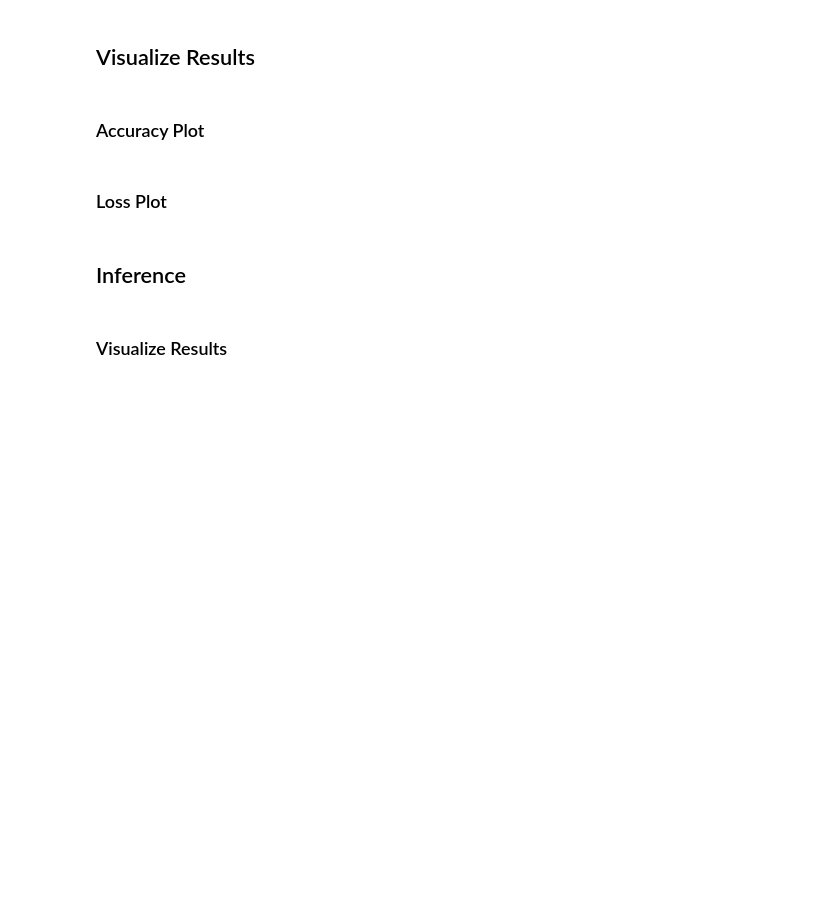
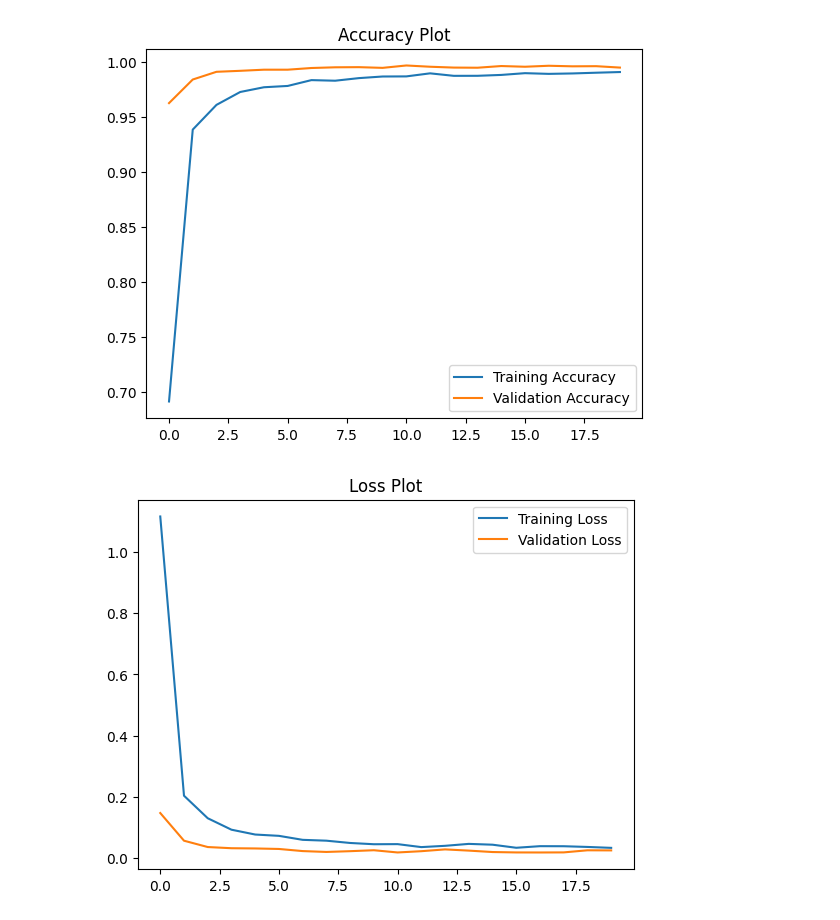
Before and after one commit to akash-pandey7/traffic-sign-detection, a Jupyter notebook: traffic_sign_detection.ipynb, the cells around one changed output. Drawn from its saved outputs; the diff is of its cells as text; code cells hidden in the pictures; blank space fills up the shorter version.

```diff
--- a/traffic_sign_detection.ipynb
+++ b/traffic_sign_detection.ipynb
@@ -289,17 +108,20 @@ We will now build a CNN model for training using Keras.
 # %%
 def get_compiled_model():
     model = Sequential()
-    model.add(Conv2D(filters=32, kernel_size=(5,5), activation='relu', input_shape=X_train.shape[1:]))
+    model.add(Conv2D(filters=32, kernel_size=(5,5), activation='relu', input_shape=(32, 32, 3)))
     model.add(Conv2D(filters=32, kernel_size=(5,5), activation='relu'))
     model.add(MaxPool2D(pool_size=(2, 2)))
     model.add(Dropout(rate=0.2))
+
     model.add(Conv2D(filters=64, kernel_size=(3, 3), activation='relu'))
     model.add(Conv2D(filters=64, kernel_size=(3, 3), activation='relu'))
     model.add(MaxPool2D(pool_size=(2, 2)))
     model.add(Dropout(rate=0.2))
+
     model.add(Flatten())
     model.add(Dense(256, activation='relu'))
     model.add(Dropout(rate=0.5))
     model.add(Dense(43, activation='softmax'))
+
     model.compile(loss='categorical_crossentropy', optimizer='adam', metrics=['accuracy'])
     return model
@@ -317,15 +174,20 @@ history = model.fit(X_train, y_train, batch_size=32, epochs=20, validation_data=
-# %% [markdown]
-## Visualize Results
-# %% [markdown]
-### Accuracy Plot
 # %%
+# Accuracy Plot
 plt.figure()
-plt.plot(history.history['acc'], label = "Training Accuracy")
-plt.plot(history.history['val_acc'], label = "Validation Accuracy")
+acc_key = 'accuracy' if 'accuracy' in history.history else 'acc'
+plt.plot(history.history[acc_key], label = "Training Accuracy")
+plt.plot(history.history['val_'+acc_key], label = "Validation Accuracy")
 plt.title("Accuracy Plot")
-plt.xlabel("Epochs")
-plt.ylabel("Accuracy (%)")
 plt.legend()
 plt.show()
+
+# Loss Plot
+plt.figure()
+plt.plot(history.history['loss'], label = "Training Loss")
+plt.plot(history.history['val_loss'], label = "Validation Loss")
+plt.title("Loss Plot")
+plt.legend()
+plt.show()
+# %% [output]
+[figure, added]
+[figure, added]
-# %% [markdown]
-### Loss Plot
@@ -341,2 +193,0 @@ plt.show()
-# %% [markdown]
-## Inference
@@ -355,2 +193,0 @@ sns.heatmap(df_cfm, annot=True, cmap=sns.cubehelix_palette(as_cmap=True))
-# %% [markdown]
-### Visualize Results
```
Also changed, not shown: parts of 79 cells of this notebook.
